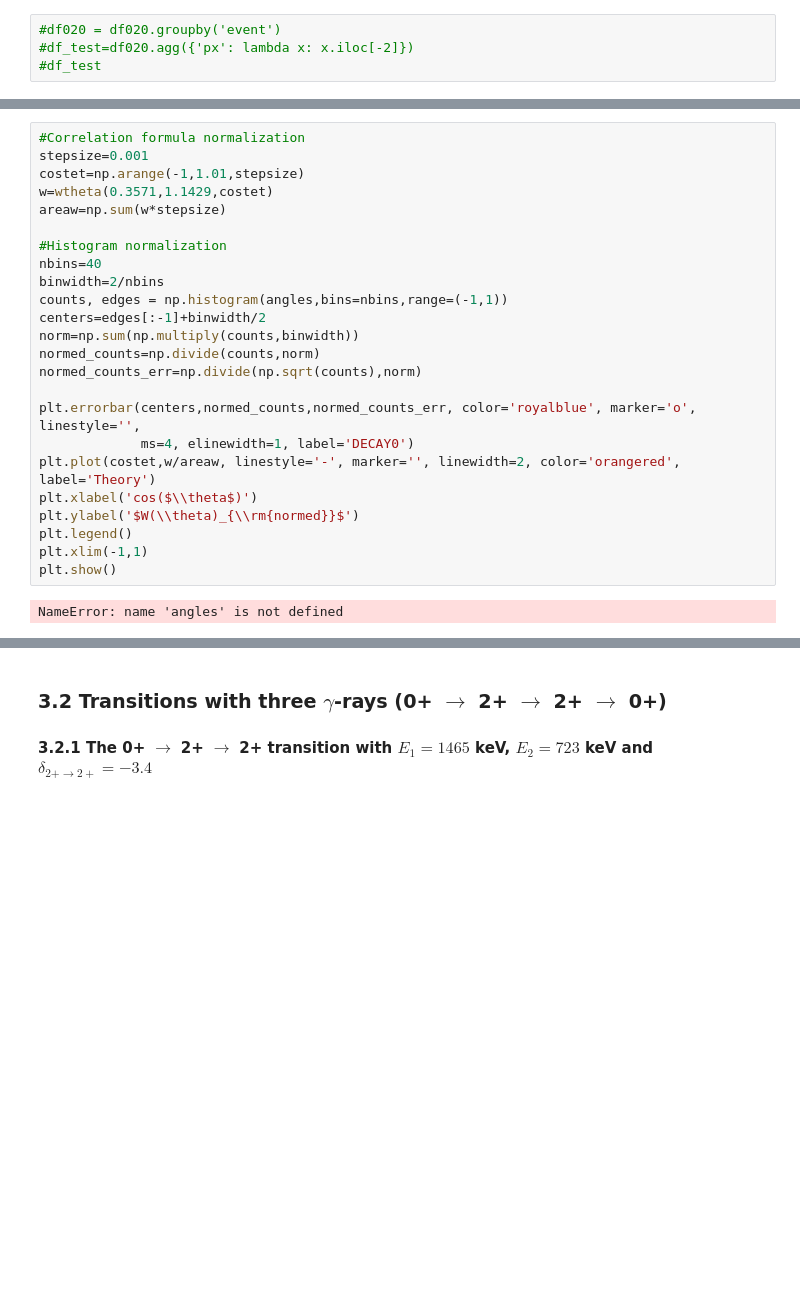
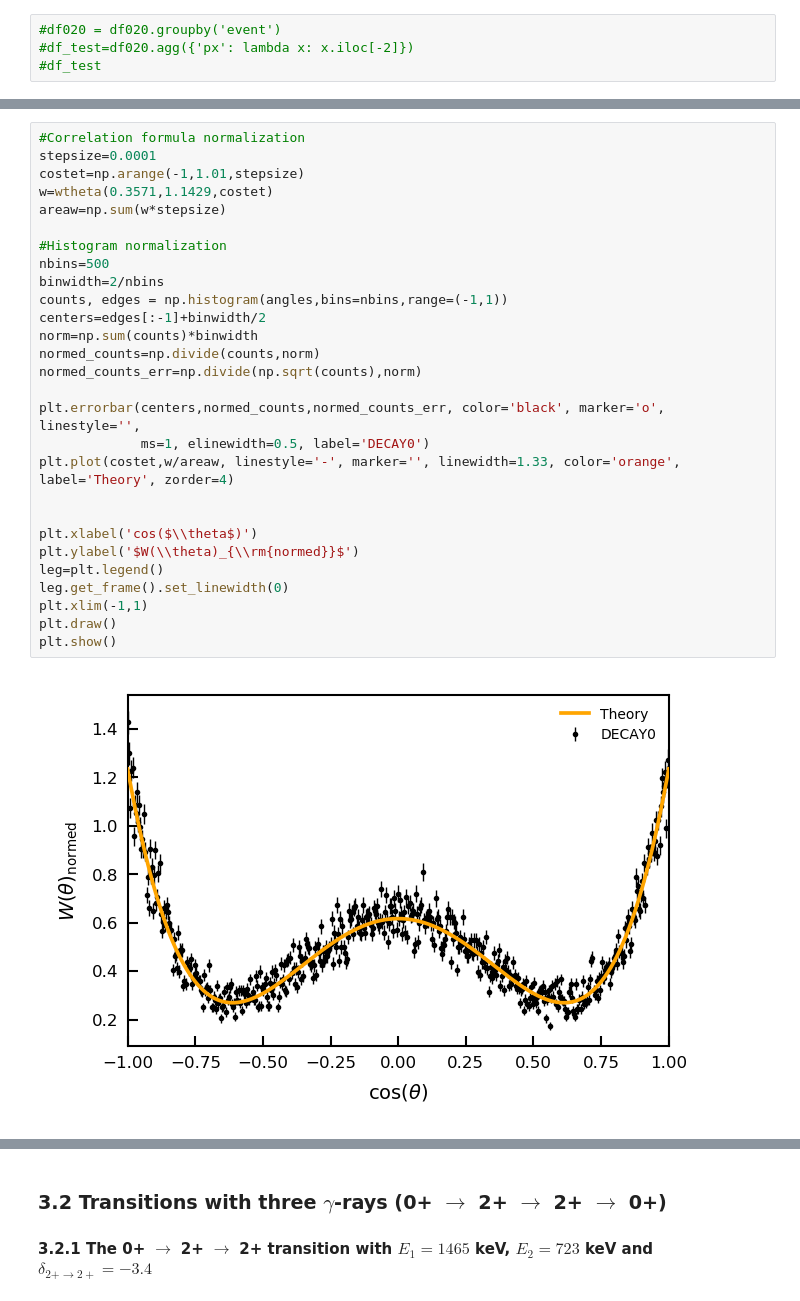
Before and after one commit to bglenardo/MuensterTPC-MC, a Jupyter notebook: g4checks_notebooks/decay0_output_check.ipynb, the cells around one changed output, grey strips where cells are left out. Drawn from its saved outputs; the diff is of its cells as text; blank space fills up the shorter version.

```diff
--- a/g4checks_notebooks/decay0_output_check.ipynb
+++ b/g4checks_notebooks/decay0_output_check.ipynb
@@ -181,26 +184,30 @@ KeyboardInterrupt:
 # %%
 #Correlation formula normalization
-stepsize=0.001
+stepsize=0.0001
 costet=np.arange(-1,1.01,stepsize)
 w=wtheta(0.3571,1.1429,costet)
 areaw=np.sum(w*stepsize)
 
 #Histogram normalization
-nbins=40
+nbins=500
 binwidth=2/nbins
 counts, edges = np.histogram(angles,bins=nbins,range=(-1,1))
 centers=edges[:-1]+binwidth/2
-norm=np.sum(np.multiply(counts,binwidth))
+norm=np.sum(counts)*binwidth
 normed_counts=np.divide(counts,norm)
 normed_counts_err=np.divide(np.sqrt(counts),norm)
 
-plt.errorbar(centers,normed_counts,normed_counts_err, color='royalblue', marker='o', linestyle='',
-             ms=4, elinewidth=1, label='DECAY0')
-plt.plot(costet,w/areaw, linestyle='-', marker='', linewidth=2, color='orangered', label='Theory')
+plt.errorbar(centers,normed_counts,normed_counts_err, color='black', marker='o', linestyle='',
+             ms=1, elinewidth=0.5, label='DECAY0')
+plt.plot(costet,w/areaw, linestyle='-', marker='', linewidth=1.33, color='orange', label='Theory', zorder=4)
+
+
 plt.xlabel('cos($\\theta$)')
 plt.ylabel('$W(\\theta)_{\\rm{normed}}$')
-plt.legend()
+leg=plt.legend()
+leg.get_frame().set_linewidth(0)
 plt.xlim(-1,1)
+plt.draw()
 plt.show()
 # %% [output]
-NameError: name 'angles' is not defined
+[figure, added]
```
Also changed, not shown: parts of 14 cells of this notebook, 18 other files.
